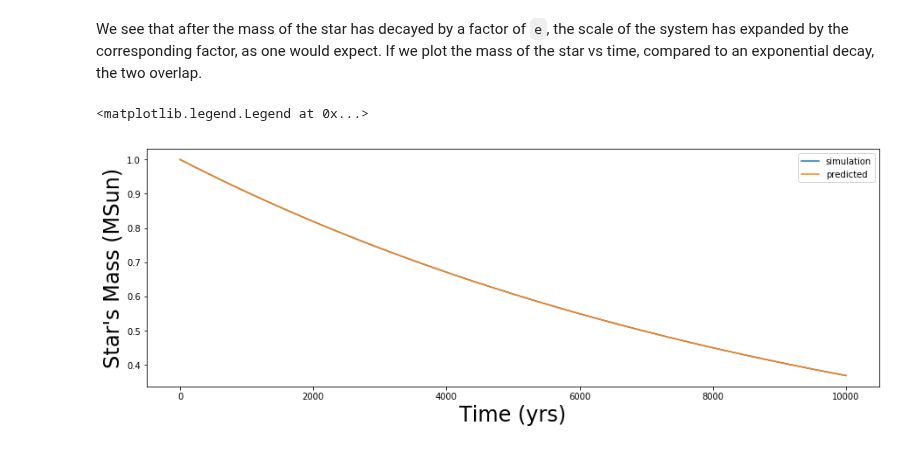
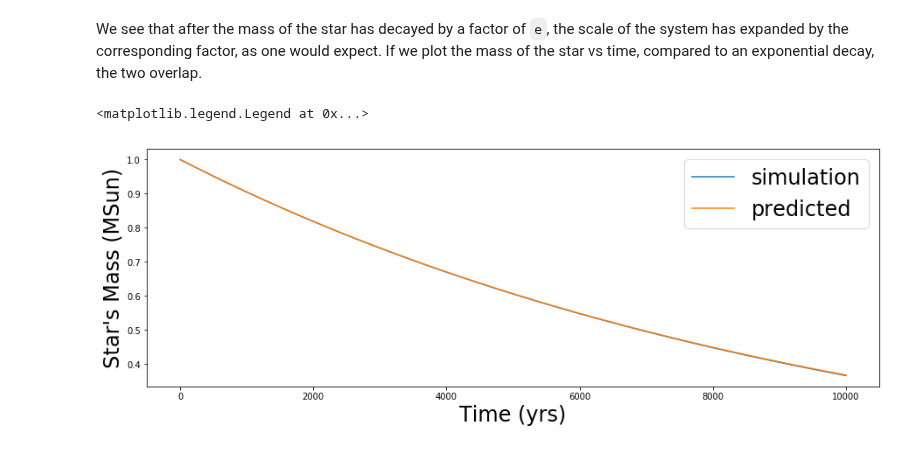
Before and after one commit to dtamayo/reboundx, a Jupyter notebook: ipython_examples/ModifyMass.ipynb, the cells around one changed output. Cells and saved outputs as stored; diff of their text form; code cells hidden in the pictures.

```diff
--- a/ipython_examples/ModifyMass.ipynb
+++ b/ipython_examples/ModifyMass.ipynb
@@ -61,13 +61,13 @@ We see that after the mass of the star has decayed by a factor of `e`, the scale
 # %%
 pred = M0*np.e**(times/ps[0].params["tau_mass"])
 import matplotlib.pyplot as plt
 fig = plt.figure(figsize=(15,5))
 ax = plt.subplot(111)
 ax.plot(times,mass, label='simulation')
 ax.plot(times,pred, label='predicted')
 ax.set_xlabel("Time (yrs)", fontsize=24)
 ax.set_ylabel("Star's Mass (MSun)", fontsize=24)
-plt.legend()
+ax.legend(fontsize=24)
 # %% [output]
 <matplotlib.legend.Legend at 0x...>
-[figure, old version]
+[figure, new version]
```
Also changed, not shown: parts of 1 cell of this notebook, 3 other files.
